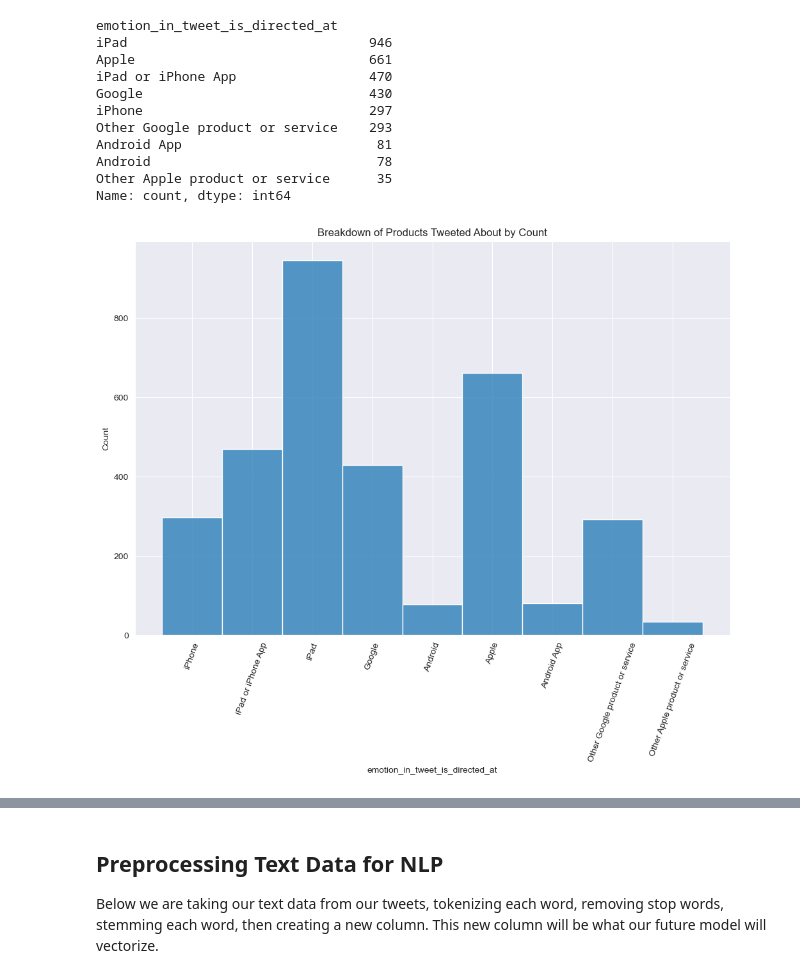
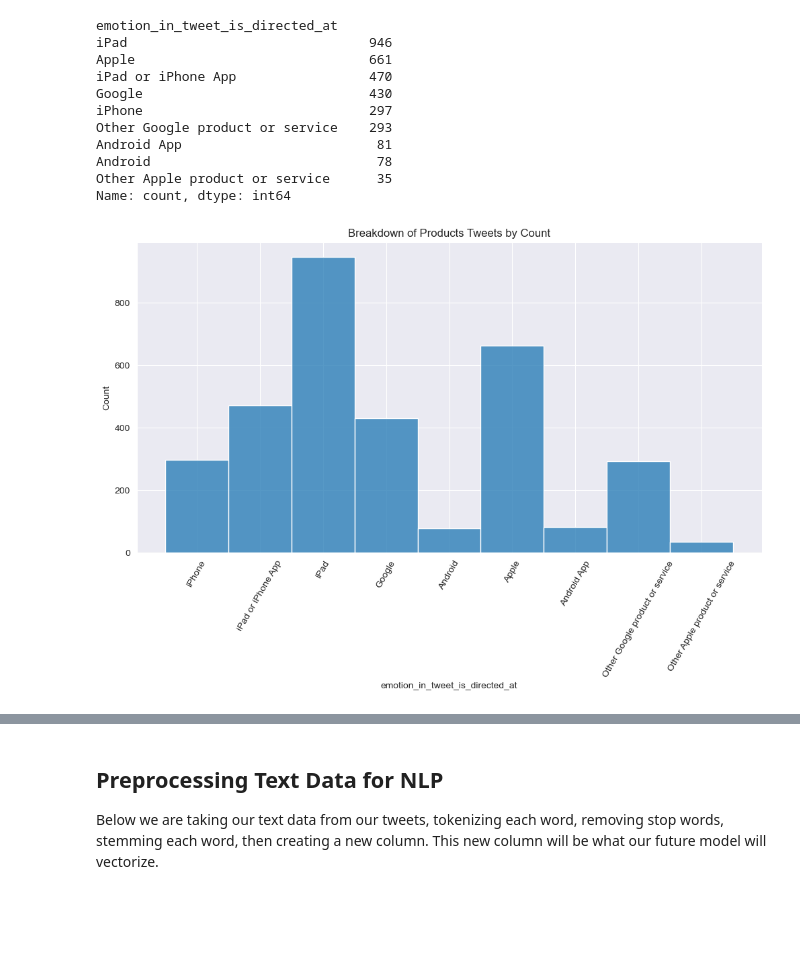
Before and after one commit to SeamusW/NLP-Tweet-Emotions, a Jupyter notebook: EDA, Processing, and Feature Engineering - Twitter Sentiment Analysis Project.ipynb, the cells around one changed output, grey strips where cells are left out. Saved outputs shown, nothing was run; the diff lists cells and outputs as text; code cells hidden in the pictures; blank space fills up the shorter version.

```diff
--- a/EDA, Processing, and Feature Engineering - Twitter Sentiment Analysis Project.ipynb
+++ b/EDA, Processing, and Feature Engineering - Twitter Sentiment Analysis Project.ipynb
@@ -98,8 +98,8 @@ Android                             78
 Other Apple product or service      35
 Name: count, dtype: int64
 # %%
-fig, ax = plt.subplots(figsize=(12, 8))
-sns.histplot(df['emotion_in_tweet_is_directed_at']).set(title='Breakdown of Products Tweeted About by Count')
-plt.xticks(rotation=70);
+fig, ax = plt.subplots(figsize=(12, 6))
+sns.histplot(df['emotion_in_tweet_is_directed_at']).set(title='Breakdown of Products Tweets by Count')
+plt.xticks(rotation=60);
 # %% [output]
-[figure, old version]
+[figure, new version]
```
Also changed, not shown: parts of 3 cells of this notebook.
